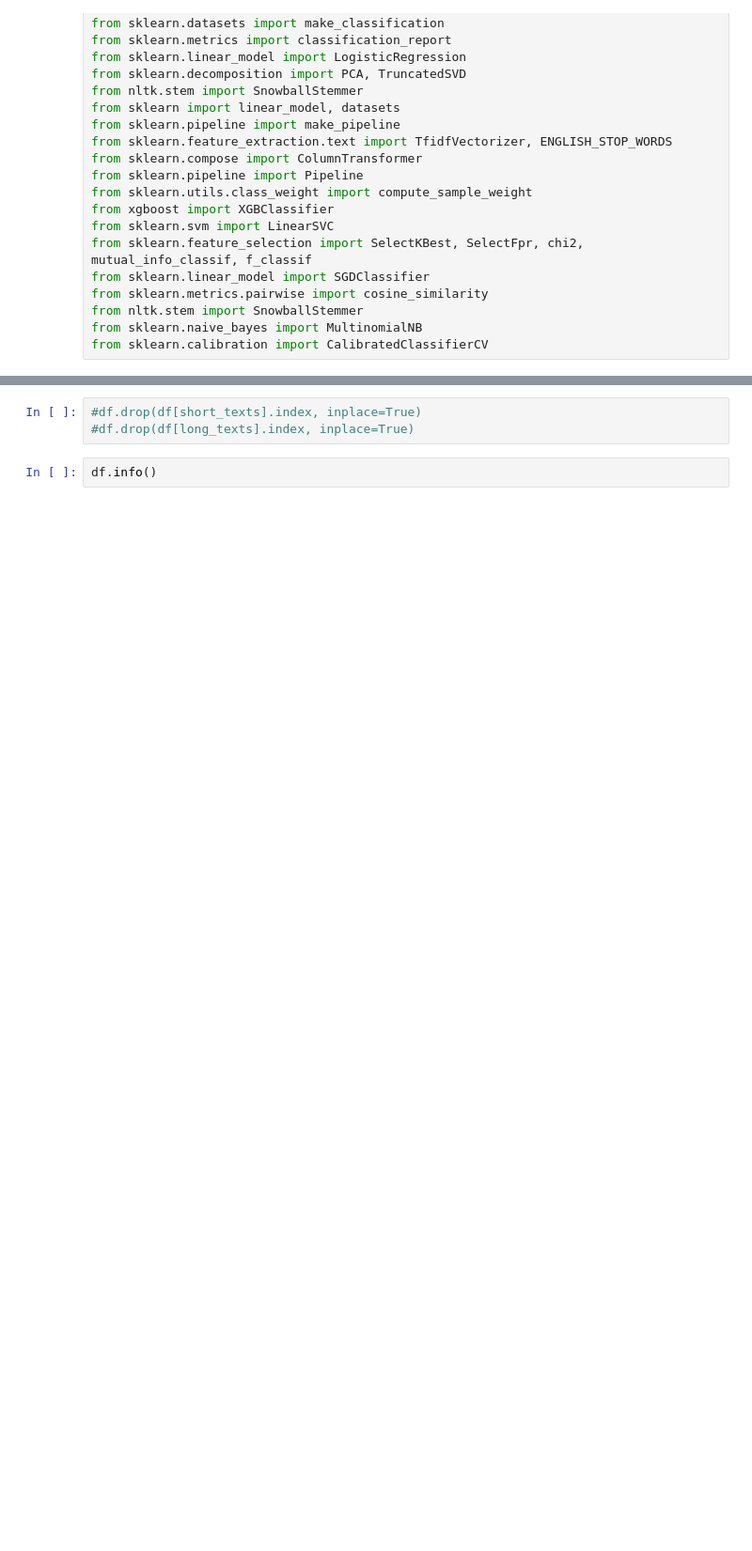
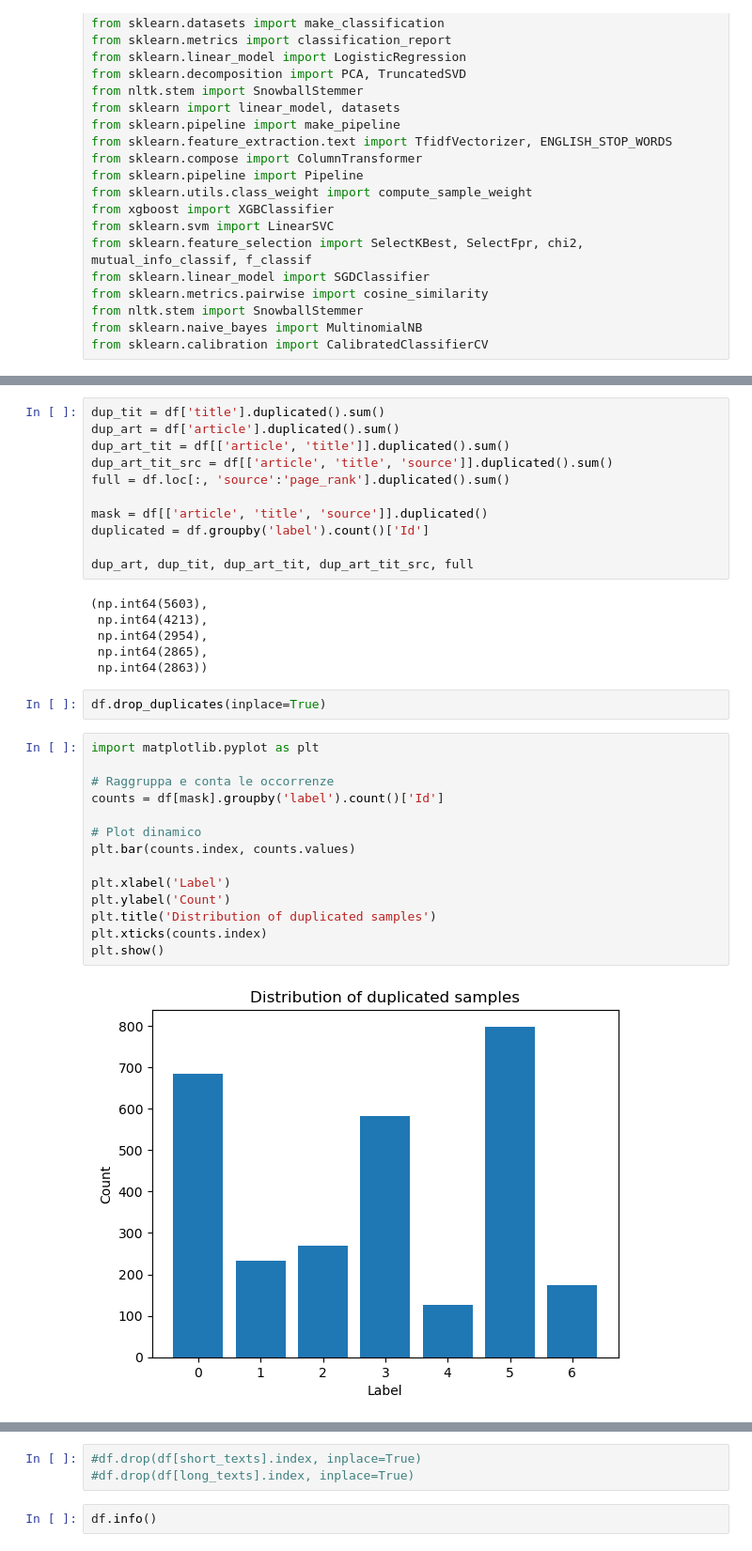
Before and after one commit to luciobaiocchi/newspaper_classificator, a Jupyter notebook: test.ipynb, the cells around one changed output, grey strips where cells are left out. Shown at 94% size. Drawn from its saved outputs; the diff is of its cells as text; blank space fills up the shorter version.

```diff
--- a/test.ipynb
+++ b/test.ipynb
@@ -27,0 +42,35 @@ from sklearn.calibration import CalibratedClassifierCV
+# %%
+dup_tit = df['title'].duplicated().sum()
+dup_art = df['article'].duplicated().sum()
+dup_art_tit = df[['article', 'title']].duplicated().sum()
+dup_art_tit_src = df[['article', 'title', 'source']].duplicated().sum()
+full = df.loc[:, 'source':'page_rank'].duplicated().sum()
+
+mask = df[['article', 'title', 'source']].duplicated()
+duplicated = df.groupby('label').count()['Id']
+
+dup_art, dup_tit, dup_art_tit, dup_art_tit_src, full
+# %% [output]
+(np.int64(5603),
+ np.int64(4213),
+ np.int64(2954),
+ np.int64(2865),
+ np.int64(2863))
+# %%
+df.drop_duplicates(inplace=True)
+# %%
+import matplotlib.pyplot as plt
+
+# Raggruppa e conta le occorrenze
+counts = df[mask].groupby('label').count()['Id']
+
+# Plot dinamico
+plt.bar(counts.index, counts.values)
+
+plt.xlabel('Label')
+plt.ylabel('Count')
+plt.title('Distribution of duplicated samples')
+plt.xticks(counts.index)
+plt.show()
+# %% [output]
+[figure, added]
```
Also changed, not shown: parts of 31 cells of this notebook, 10 other files.
